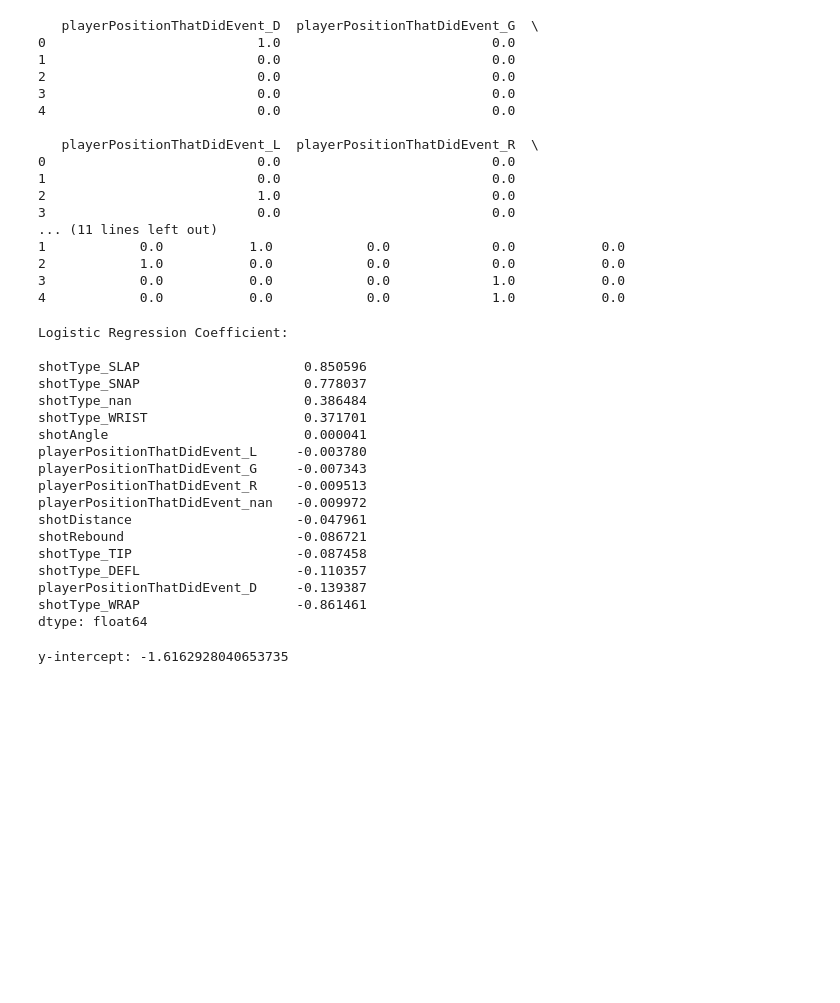
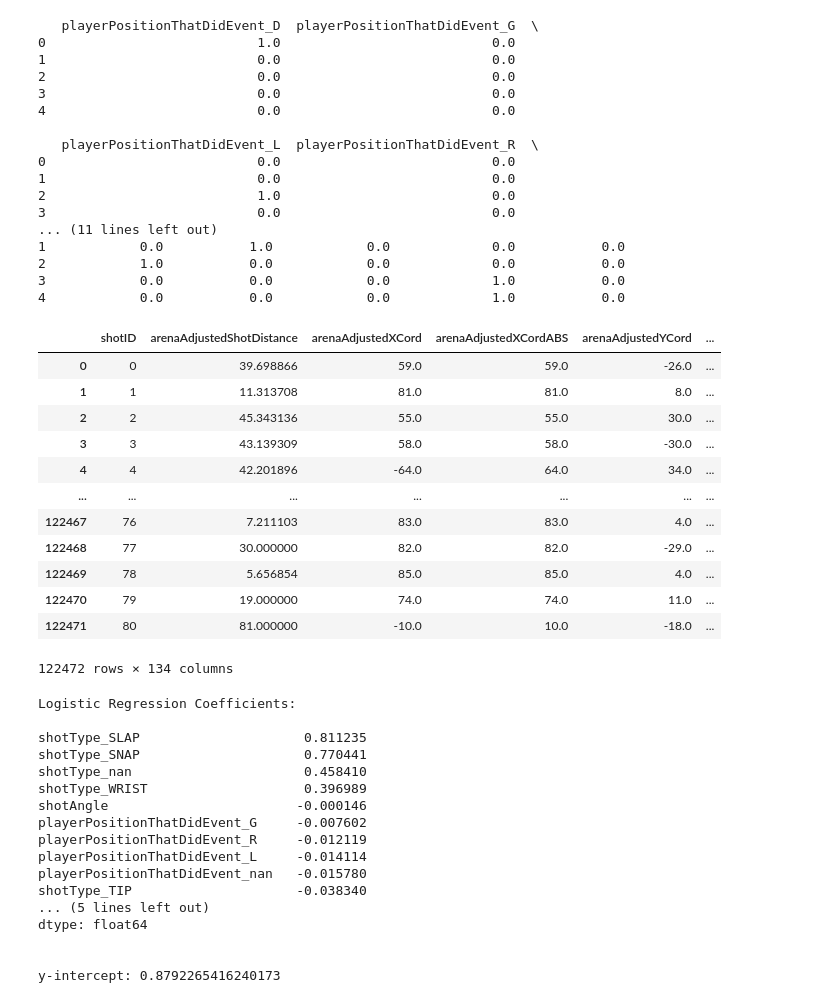
Before and after one commit to siqbal21/NHL-Shot-Probability-Machine-Learning-Model, a Jupyter notebook: expectedGoals.ipynb, the cells around one changed output. Cells and saved outputs as stored; diff of their text form; code cells hidden in the pictures; blank space fills up the shorter version.

```diff
--- a/expectedGoals.ipynb
+++ b/expectedGoals.ipynb
@@ -566,6 +573,22 @@ print(encoded_df.head())
 2            1.0           0.0            0.0             0.0           0.0
 3            0.0           0.0            0.0             1.0           0.0
 4            0.0           0.0            0.0             1.0           0.0
+# %%
+pd.get_dummies(df, columns = ["playerPositionThatDidEvent", "shotType"], dtype="float")
+# %% [output]
+|  | shotID | arenaAdjustedShotDistance | arenaAdjustedXCord | arenaAdjustedXCordABS | arenaAdjustedYCord | ... |
+| 0 | 0 | 39.698866 | 59.0 | 59.0 | -26.0 | ... |
+| 1 | 1 | 11.313708 | 81.0 | 81.0 | 8.0 | ... |
+| 2 | 2 | 45.343136 | 55.0 | 55.0 | 30.0 | ... |
+| 3 | 3 | 43.139309 | 58.0 | 58.0 | -30.0 | ... |
+| 4 | 4 | 42.201896 | -64.0 | 64.0 | 34.0 | ... |
+| ... | ... | ... | ... | ... | ... | ... |
+| 122467 | 76 | 7.211103 | 83.0 | 83.0 | 4.0 | ... |
+| 122468 | 77 | 30.000000 | 82.0 | 82.0 | -29.0 | ... |
+| 122469 | 78 | 5.656854 | 85.0 | 85.0 | 4.0 | ... |
+| 122470 | 79 | 19.000000 | 74.0 | 74.0 | 11.0 | ... |
+| 122471 | 80 | 81.000000 | -10.0 | 10.0 | -18.0 | ... |
+122472 rows × 134 columns
 # %%
 # Variables to include in logistic regression
 # Shot distance (Feet), Shot angle, ShotRebound?, ShotPosition?, ShotType?
@@ -576,36 +599,36 @@ numeric_cols = ["shotDistance", "shotAngle", "shotRebound"]
 
 X_numeric = df[numeric_cols]
 
+# X_final refers to the combined dataframe containing only variables for our logistic regression model
+# X_numeric -- our numeric variables (shotDistance, shotAngle, shotRebound)
+# encoded_df -- result of one hot encoding categorical variables (playerPositionThatDidEvent, shotType)
 X_final = pd.concat([X_numeric, encoded_df], axis = 1)
 
 y = df["goal"]
 
-logr = LogisticRegression(max_iter=1000)
+logr = LogisticRegression(max_iter=1000, class_weight = 'balanced')
 logr.fit(X_final, y)
 
 coefficients = pd.Series(logr.coef_[0], index=X_final.columns)
-print(f"Logistic Regression Coefficient: \n\n{coefficients.sort_values(ascending=False)}")
+print(f"Logistic Regression Coefficients: \n\n{coefficients.sort_values(ascending=False)}")
+
+b0 = logr.intercept_[0]
+print(f"\n\ny-intercept: {b0}")
 # %% [output]
-Logistic Regression Coefficient:
+Logistic Regression Coefficients:
 
-shotType_SLAP                     0.850596
-shotType_SNAP                     0.778037
-shotType_nan                      0.386484
-shotType_WRIST                    0.371701
-shotAngle                         0.000041
-playerPositionThatDidEvent_L     -0.003780
-playerPositionThatDidEvent_G     -0.007343
-playerPositionThatDidEvent_R     -0.009513
-playerPositionThatDidEvent_nan   -0.009972
-shotDistance                     -0.047961
-shotRebound                      -0.086721
-shotType_TIP                     -0.087458
-shotType_DEFL                    -0.110357
-playerPositionThatDidEvent_D     -0.139387
-shotType_WRAP                    -0.861461
+shotType_SLAP                     0.811235
+shotType_SNAP                     0.770441
+shotType_nan                      0.458410
+shotType_WRIST                    0.396989
+shotAngle                        -0.000146
+playerPositionThatDidEvent_G     -0.007602
+playerPositionThatDidEvent_R     -0.012119
+playerPositionThatDidEvent_L     -0.014114
+playerPositionThatDidEvent_nan   -0.015780
+shotType_TIP                     -0.038340
+... (5 lines left out)
 dtype: float64
+
+
+y-intercept: 0.8792265416240173
-# %%
-b0 = logr.intercept_[0]
-print(f"y-intercept: {b0}")
-# %% [output]
-y-intercept: -1.6162928040653735
```
Also changed, not shown: parts of 5 cells of this notebook.
